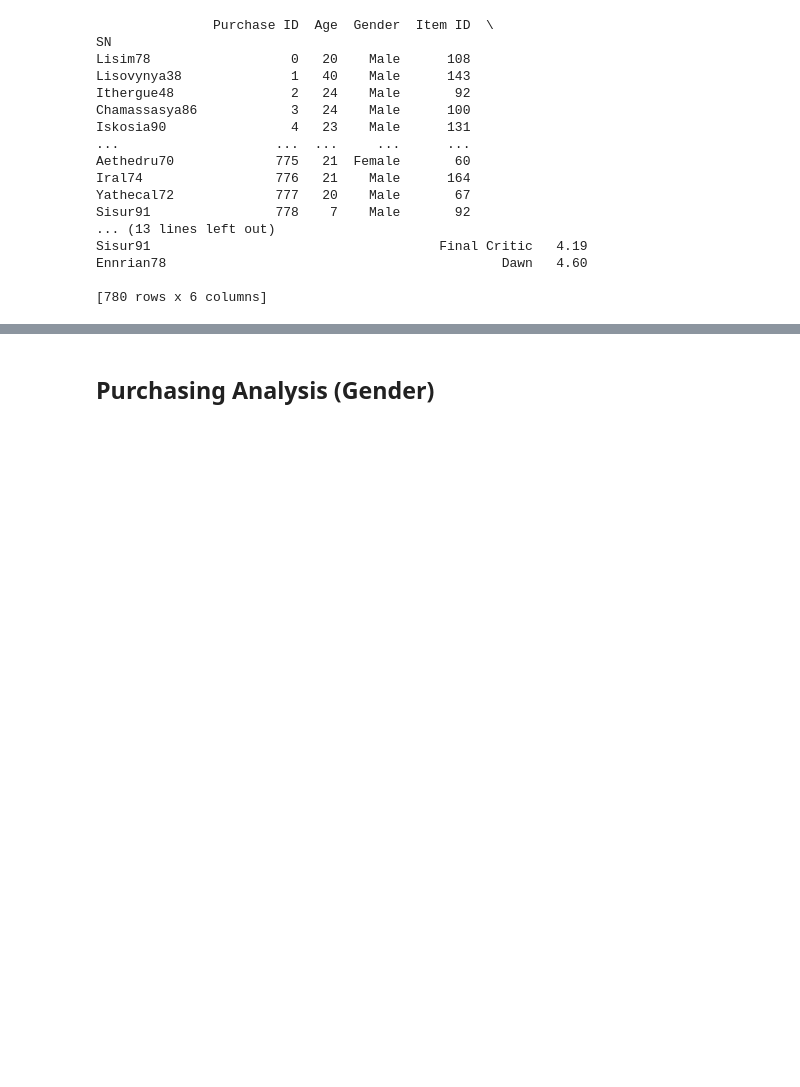
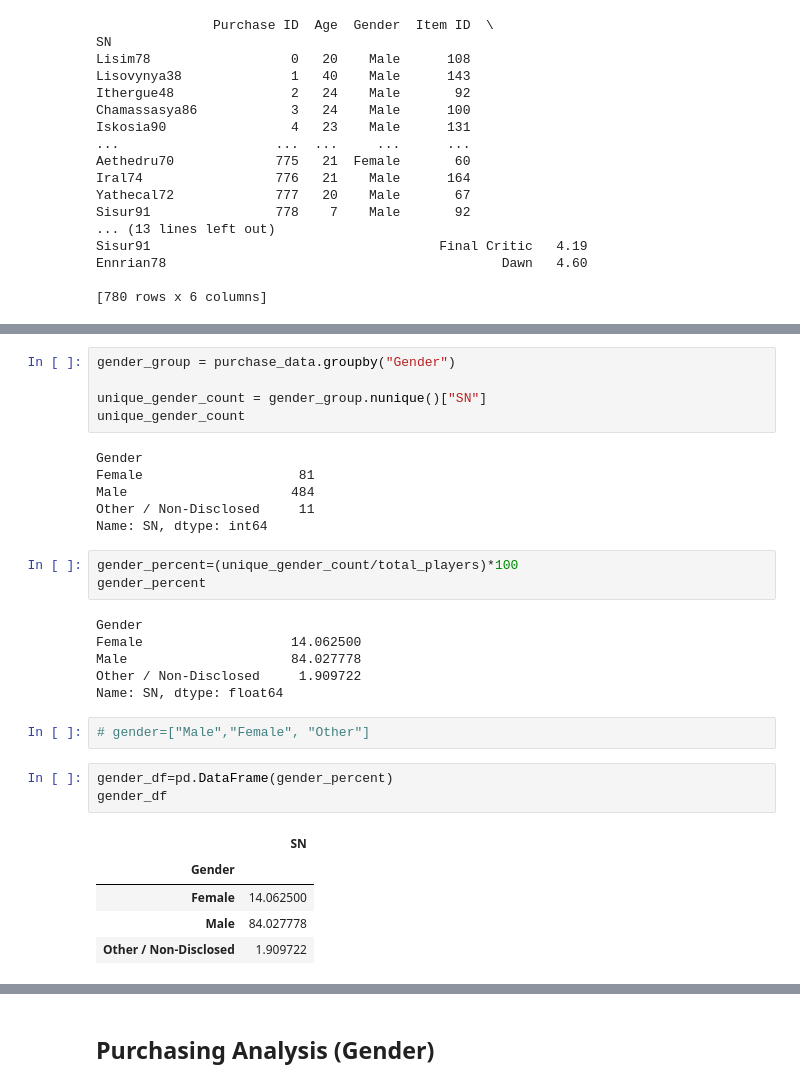
Before and after one commit to arcebri1/GamePurchasingDataAnalysis, a Jupyter notebook: HeroesOfPymoli/HeroesOfPymoli_starter.ipynb, the cells around one changed output, grey strips where cells are left out. Cells and saved outputs as stored; diff of their text form; blank space fills up the shorter version.

```diff
--- a/HeroesOfPymoli/HeroesOfPymoli_starter.ipynb
+++ b/HeroesOfPymoli/HeroesOfPymoli_starter.ipynb
@@ -283,0 +266,31 @@ Name: SN, dtype: int64
+# %%
+gender_group = purchase_data.groupby("Gender")
+
+unique_gender_count = gender_group.nunique()["SN"]
+unique_gender_count
+# %% [output]
+Gender
+Female                    81
+Male                     484
+Other / Non-Disclosed     11
+Name: SN, dtype: int64
+# %%
+gender_percent=(unique_gender_count/total_players)*100
+gender_percent
+# %% [output]
+Gender
+Female                   14.062500
+Male                     84.027778
+Other / Non-Disclosed     1.909722
+Name: SN, dtype: float64
+# %%
+# gender=["Male","Female", "Other"]
+# %%
+gender_df=pd.DataFrame(gender_percent)
+gender_df
+# %% [output]
+|  | SN |
+| Gender |  |
+| Female | 14.062500 |
+| Male | 84.027778 |
+| Other / Non-Disclosed | 1.909722 |
```
Also changed, not shown: parts of 9 cells of this notebook.
